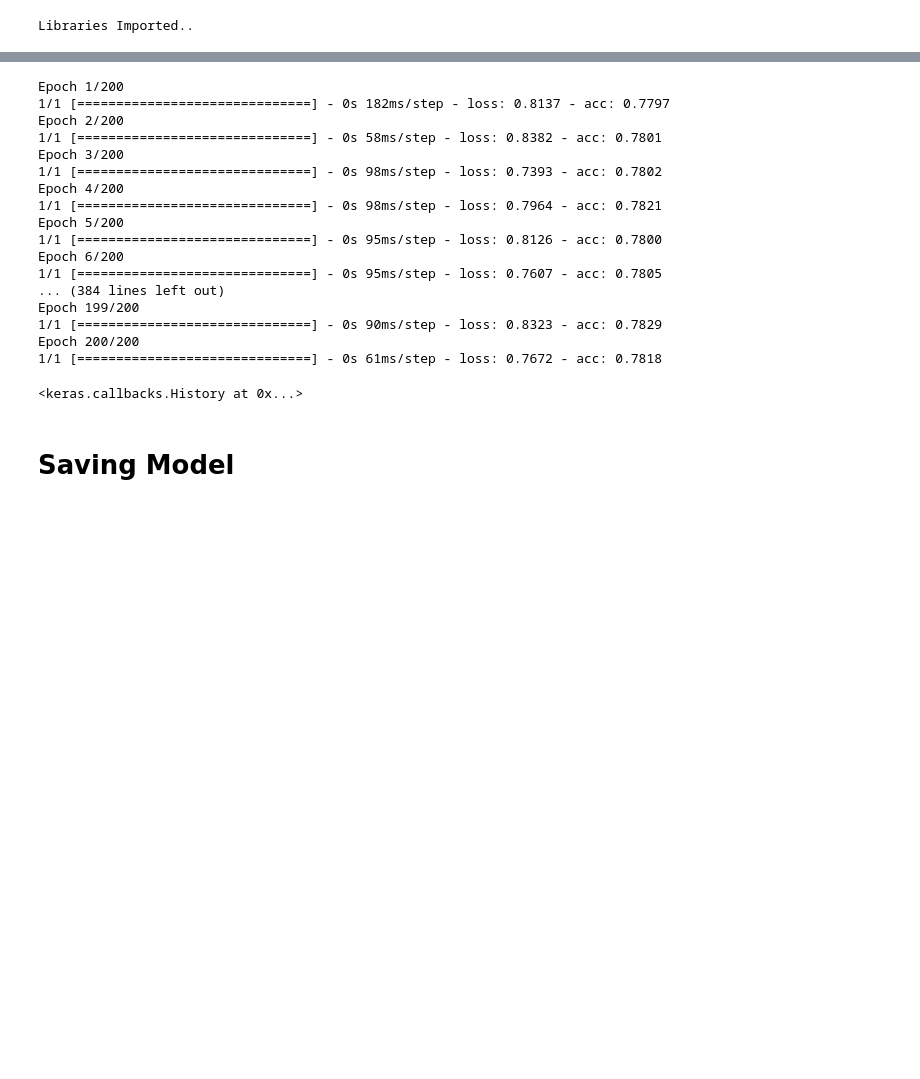
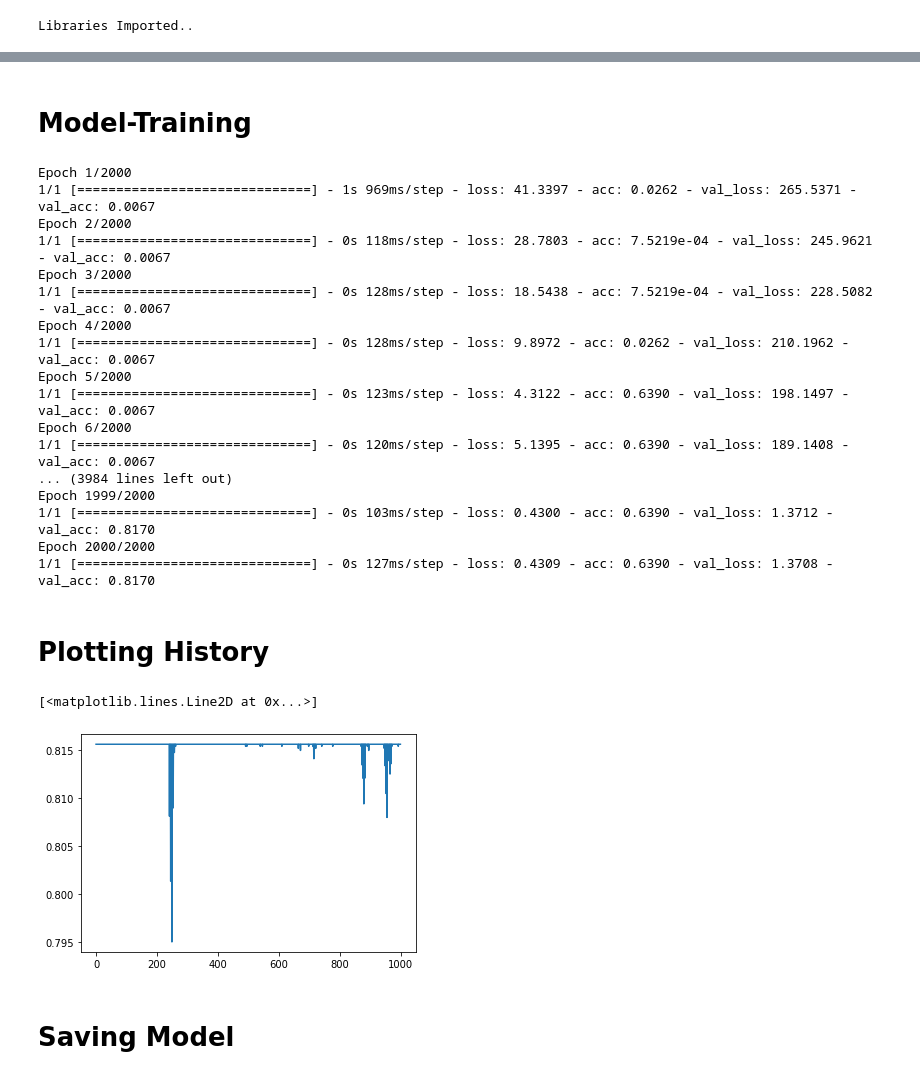
Before and after one commit to ahsansaif47/ids-model, a Jupyter notebook: ids_batch_training.ipynb, the cells around one changed output, grey strips where cells are left out. Saved outputs shown, nothing was run; the diff lists cells and outputs as text; code cells hidden in the pictures; blank space fills up the shorter version.

Commit message:
validation set added

```diff
--- a/ids_batch_training.ipynb
+++ b/ids_batch_training.ipynb
@@ -753,16 +593,18 @@ After Identity Matrix
 # %%
 A = A1
 N = A.shape[0]
-F = vals.shape[1]
+b1_features = Node_Features(A)
+F = b1_features.shape[1]
+
 classes = 12
-print("Node has ", F, " features")
-print("Total Nodes are: ", N)
 
 fltr = normalized_laplacian(A)
-X_in = Input(batch_size=N, shape=(F))
+# X_in = Input(batch_size=N, shape=(F))
+X_in = Input(batch_size=None, shape=(F,))
 print("Shape of X-in is: ", np.shape(X_in))
 
-A_in = Input(tensor=sp_matrix_to_sp_tensor(fltr))
+# A_in = Input(tensor=sp_matrix_to_sp_tensor(fltr), sparse=True)
+A_in = Input(shape=(None,), sparse=True)
 print("Shape of A-in is: ", np.shape(A_in))
 
 # D1 = Dropout(dropout)(X_in)
@@ -807,6 +649,8 @@ Total params: 10,092
 Trainable params: 10,092
 Non-trainable params: 0
 __________________________________________________________________________________________________
+# %% [markdown]
+# Model-Training
 # %%
 W = {
     0: np.random.rand(),
@@ -822,33 +666,42 @@ W = {
     10: np.random.rand(),
     11: np.random.rand(),
 }
-model.fit([vals, A1],
+val_fea = Node_Features(A4)
+history = model.fit([b1_features, A1],
           e1,
-          epochs=200,
+          epochs=2000,
           batch_size=N,
           class_weight=W,
-          # validation_data=([val_fea, A4], val_enc)
-          # validation_split=0.1,
+          validation_data=([val_fea, A4], val_enc),
         )
 # %% [output]
-Epoch 1/200
-1/1 [==============================] - 0s 182ms/step - loss: 0.8137 - acc: 0.7797
-Epoch 2/200
-1/1 [==============================] - 0s 58ms/step - loss: 0.8382 - acc: 0.7801
-Epoch 3/200
-1/1 [==============================] - 0s 98ms/step - loss: 0.7393 - acc: 0.7802
-Epoch 4/200
-1/1 [==============================] - 0s 98ms/step - loss: 0.7964 - acc: 0.7821
-Epoch 5/200
-1/1 [==============================] - 0s 95ms/step - loss: 0.8126 - acc: 0.7800
-Epoch 6/200
-1/1 [==============================] - 0s 95ms/step - loss: 0.7607 - acc: 0.7805
-... (384 lines left out)
-Epoch 199/200
-1/1 [==============================] - 0s 90ms/step - loss: 0.8323 - acc: 0.7829
-Epoch 200/200
-1/1 [==============================] - 0s 61ms/step - loss: 0.7672 - acc: 0.7818
+Epoch 1/2000
+1/1 [==============================] - 1s 969ms/step - loss: 41.3397 - acc: 0.0262 - val_loss: 265.5371 - val_acc: 0.0067
+Epoch 2/2000
+1/1 [==============================] - 0s 118ms/step - loss: 28.7803 - acc: 7.5219e-04 - val_loss: 245.9621 - val_acc: 0.0067
+Epoch 3/2000
+1/1 [==============================] - 0s 128ms/step - loss: 18.5438 - acc: 7.5219e-04 - val_loss: 228.5082 - val_acc: 0.0067
+Epoch 4/2000
+1/1 [==============================] - 0s 128ms/step - loss: 9.8972 - acc: 0.0262 - val_loss: 210.1962 - val_acc: 0.0067
+Epoch 5/2000
+1/1 [==============================] - 0s 123ms/step - loss: 4.3122 - acc: 0.6390 - val_loss: 198.1497 - val_acc: 0.0067
+Epoch 6/2000
+1/1 [==============================] - 0s 120ms/step - loss: 5.1395 - acc: 0.6390 - val_loss: 189.1408 - val_acc: 0.0067
+... (3984 lines left out)
+Epoch 1999/2000
+1/1 [==============================] - 0s 103ms/step - loss: 0.4300 - acc: 0.6390 - val_loss: 1.3712 - val_acc: 0.8170
+Epoch 2000/2000
+1/1 [==============================] - 0s 127ms/step - loss: 0.4309 - acc: 0.6390 - val_loss: 1.3708 - val_acc: 0.8170
-<keras.callbacks.History at 0x...>
+# %% [markdown]
+# Plotting History
+# %%
+import keras
+from matplotlib import pyplot as plt
+# history = model1.fit(train_x, train_y,validation_split = 0.1, epochs=50, batch_size=4)
+plt.plot(history.history['acc'])
+# %% [output]
+[<matplotlib.lines.Line2D at 0x...>]
+[figure, added]
 # %% [markdown]
 # Saving Model
 # %%
```
Also changed, not shown: parts of 16 cells of this notebook.
